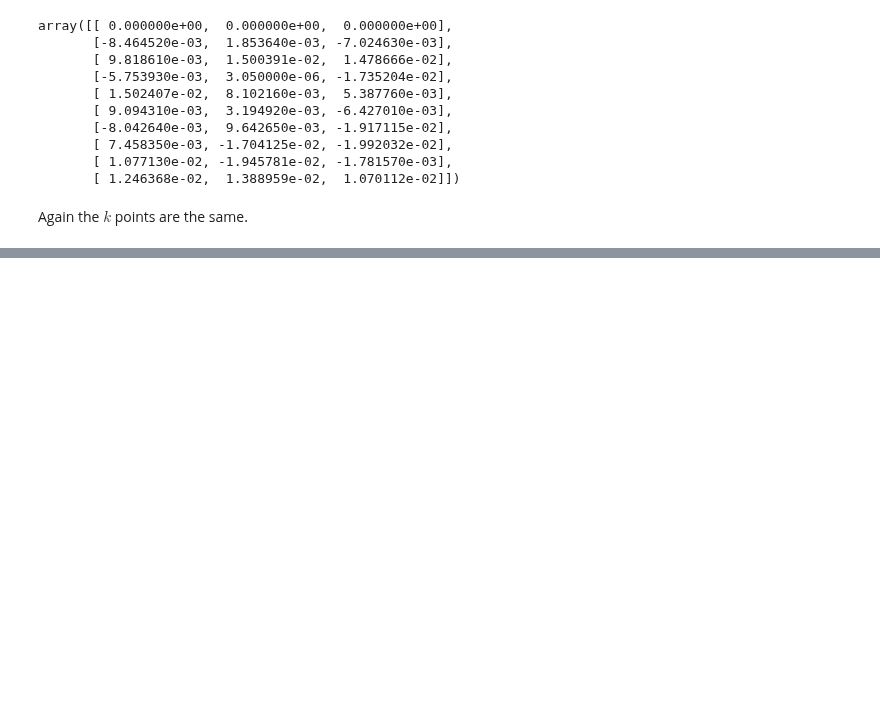
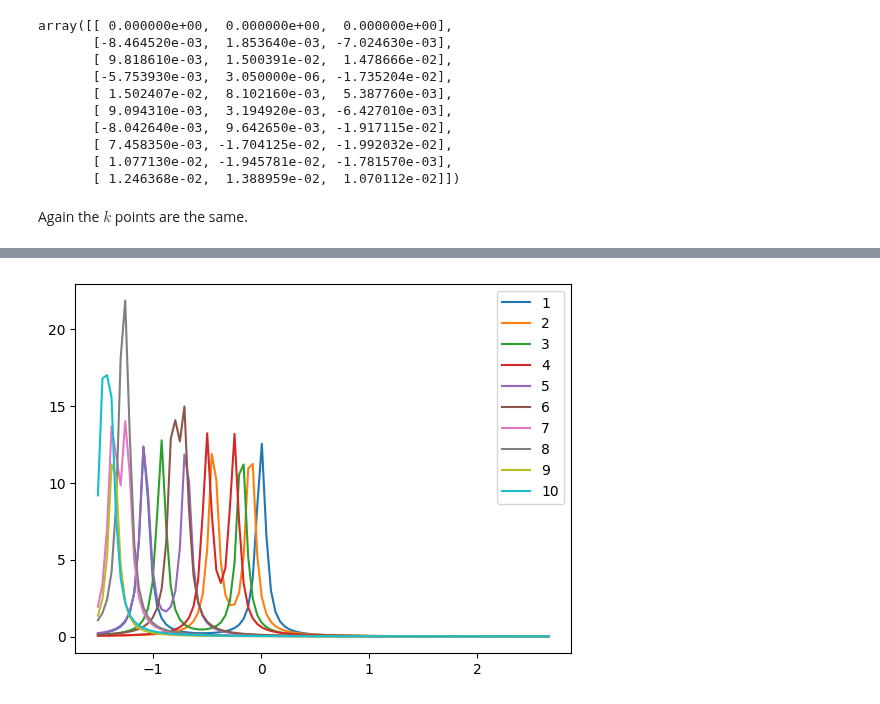
Before and after one commit to marcodalessandro76/MPPI, a Jupyter notebook: sphinx_source/tutorials/Tutorial_YamboParser.ipynb, the cells around one changed output, grey strips where cells are left out. Saved outputs shown, nothing was run; the diff lists cells and outputs as text; code cells hidden in the pictures; blank space fills up the shorter version.

```diff
--- a/sphinx_source/tutorials/Tutorial_YamboParser.ipynb
+++ b/sphinx_source/tutorials/Tutorial_YamboParser.ipynb
@@ -765,0 +927,5 @@ Again the $k$ points are the same.
+# %%
+Emin,Emax = min(E_bare),max(E_bare)
+Epoints = 1e2
+dE = (Emax-Emin)/Epoints
+Emin,Emax
@@ -765,0 +952,2 @@ Again the $k$ points are the same.
+# %%
+dos = Dos(broad_kind=lorentzian)
@@ -765,0 +956,10 @@ Again the $k$ points are the same.
+# %%
+nbands = 6
+nkp = 10 #222
+# %%
+for kind in range(nkp):
+    print(kind*nbands,(kind+1)*nbands)
+    E_bare_k = E_bare[kind*nbands:(kind+1)*nbands]
+    f_bare_k = f_bare[kind*nbands:(kind+1)*nbands]
+    dos.append(E_bare_k,weights=f_bare_k,minVal=Emin,maxVal=Emax,
+               step=dE)
@@ -765,0 +977,4 @@ Again the $k$ points are the same.
+# %%
+dos.plot(plt)
+# %% [output]
+[figure, added]
```
Also changed, not shown: parts of 51 cells of this notebook, 11 other files.
